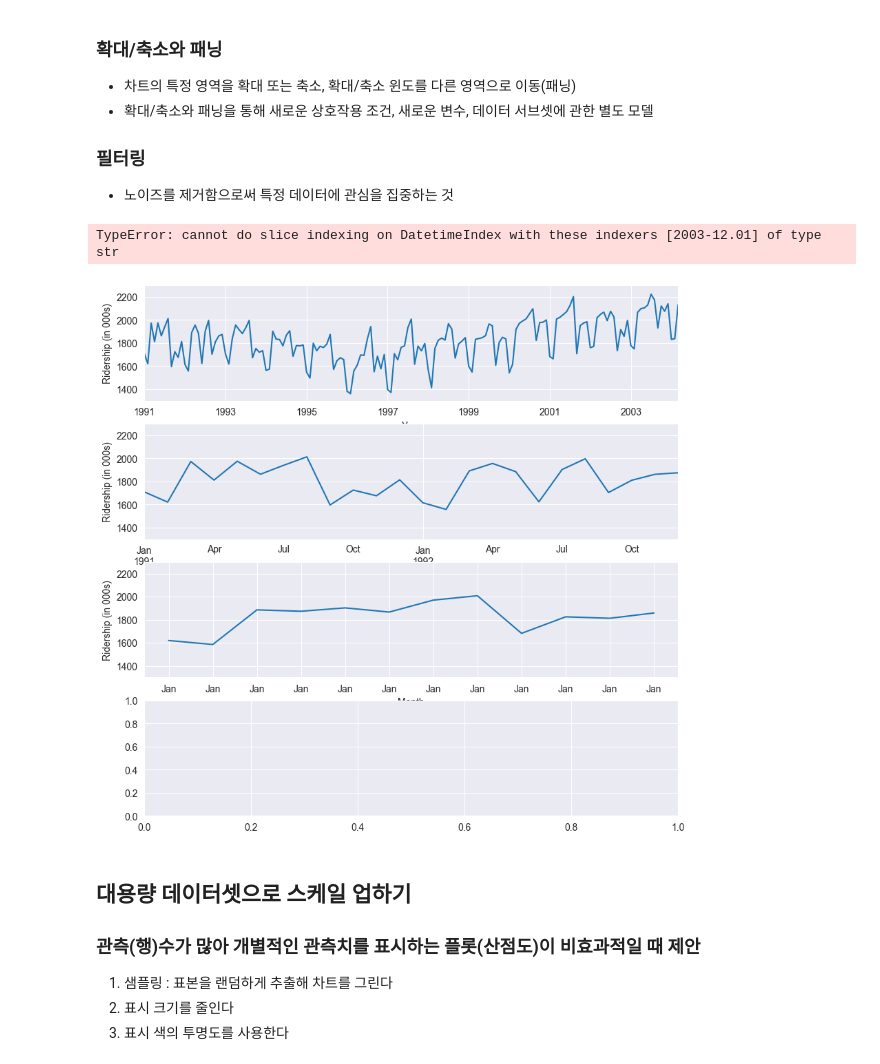
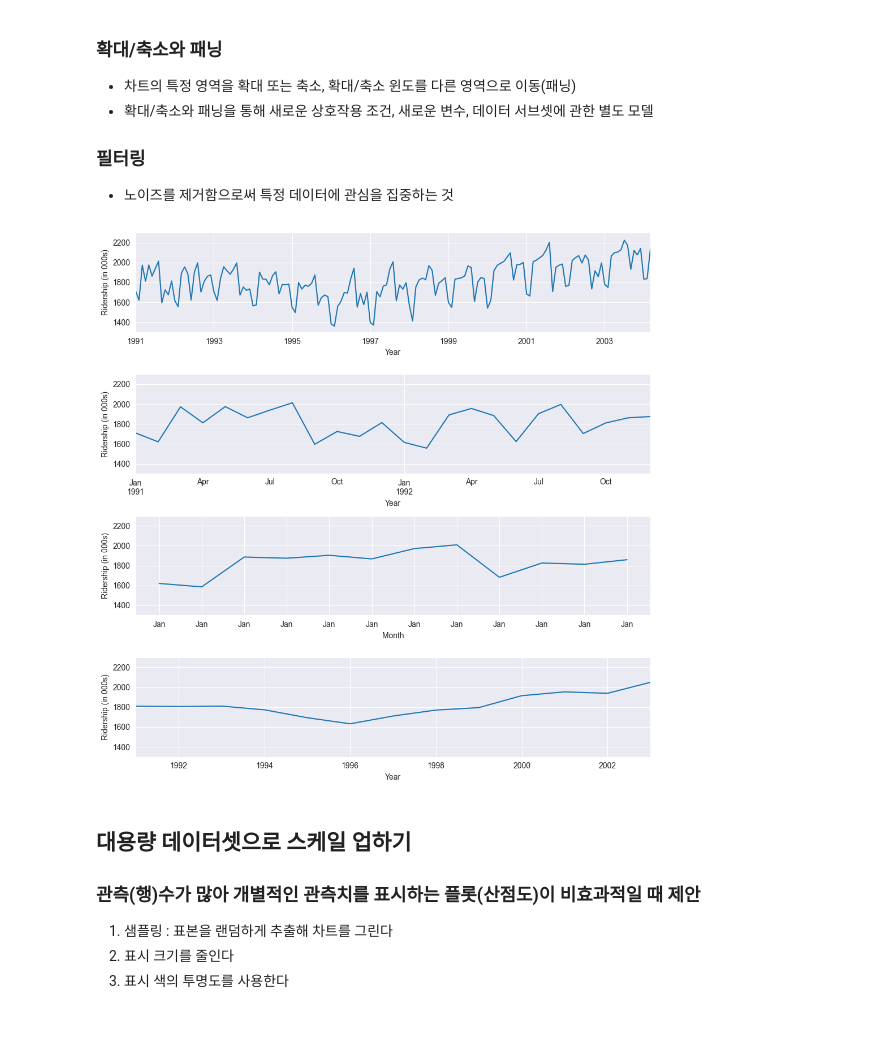
Before and after one commit to JunheeChoi/dm_class, a Jupyter notebook: 0314_dmclass.ipynb, the cells around one changed output. Saved outputs shown, nothing was run; the diff lists cells and outputs as text; code cells hidden in the pictures; blank space fills up the shorter version.

```diff
--- a/0314_dmclass.ipynb
+++ b/0314_dmclass.ipynb
@@ -1206,36 +1206,35 @@ Amtrak_df['Month'] = pd.to_datetime(Amtrak_df.Month, format = '%d/%m/%Y')
 Amtrak_df.set_index('Month', inplace = True)
 
 # Raw Data
 ax = Amtrak_df.plot(ylim = [1300, 2300], legend = False, ax = axes[0])
 ax.set_xlabel('Year') # set x-axis label
 ax.set_ylabel('Ridership (in 000s)') # set y-axis label
 
 # 1991년 1월 1일부터 1992년 12월 1일까지 확대
 ridership_2yrs = Amtrak_df.loc['1991-01-01':'1992-12-01']
 ax = ridership_2yrs.plot(ylim = [1300, 2300],legend = False, ax = axes[1])
 ax.set_xlabel('Year')    # set x-axis label
 ax.set_ylabel('Ridership (in 000s)')    # set y-labels label
 
 # 월별 평균
 byMonth = Amtrak_df.groupby(by = [Amtrak_df.index.month]).mean()
 ax = byMonth.plot(ylim = [1300,2300], legend = False, ax = axes[2])
 ax.set_xlabel('Month')
 ax.set_ylabel('Ridership (in 000s)')    # set y-axis label
 ax.set_xticks(range(1,13))
 ax.set_xticklabels([calendar.month_abbr[1] for i in range
 (1, 13)])
 
 # 연도별 평균(2004년 데이터 제외)
-byYear = Amtrak_df.loc['1991-01-01':'2003-12.01'].groupby(pd.Grouper(freq = 'A')).mean()
+byYear = Amtrak_df.loc['1991-01-01':'2003-12-01'].groupby(pd.Grouper(freq = 'A')).mean()
 ax = byYear.plot(ylim = [1300,2300],legend = False, ax = axes[3])
 ax.set_xlabel('Year')
 ax.set_ylabel('Ridership (in 000s)')    # set y-axis label
 
 plt.tight_layout()
 plt.show()
 # %% [output]
-TypeError: cannot do slice indexing on DatetimeIndex with these indexers [2003-12.01] of type str
-[figure, old version]
+[figure, new version]
 # %% [markdown]
 ## 대용량 데이터셋으로 스케일 업하기
 ### 관측(행)수가 많아 개별적인 관측치를 표시하는 플롯(산점도)이 비효과적일 때 제안
```
